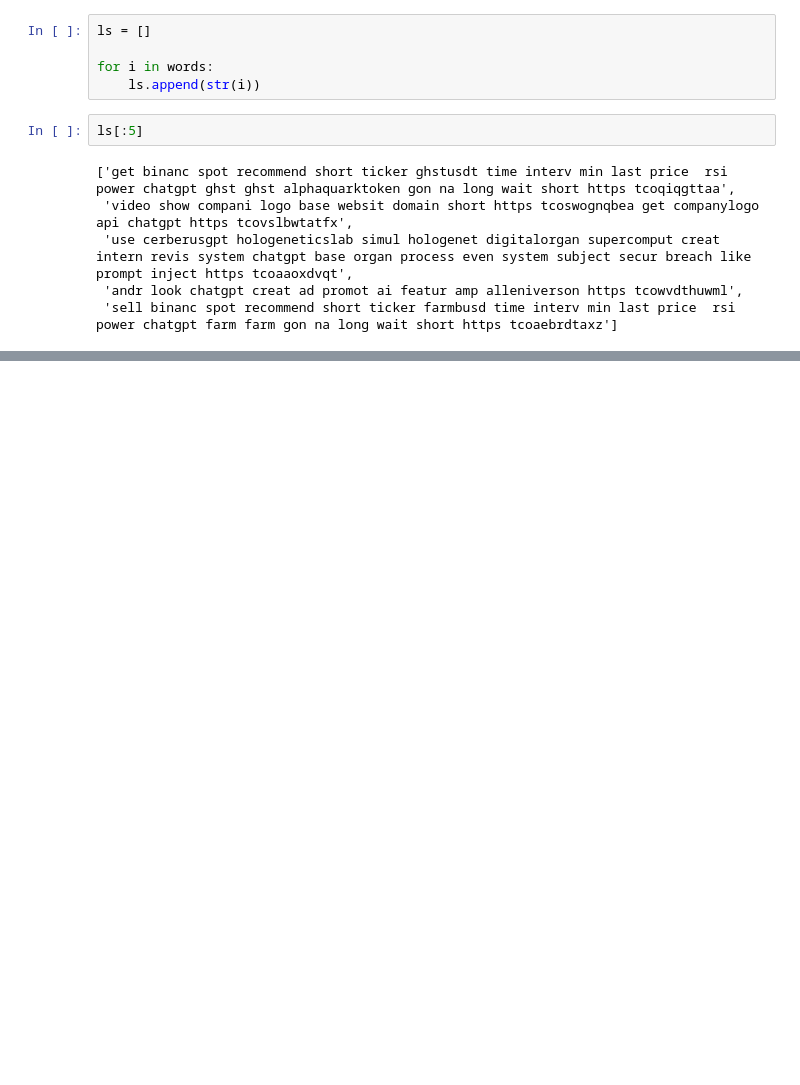
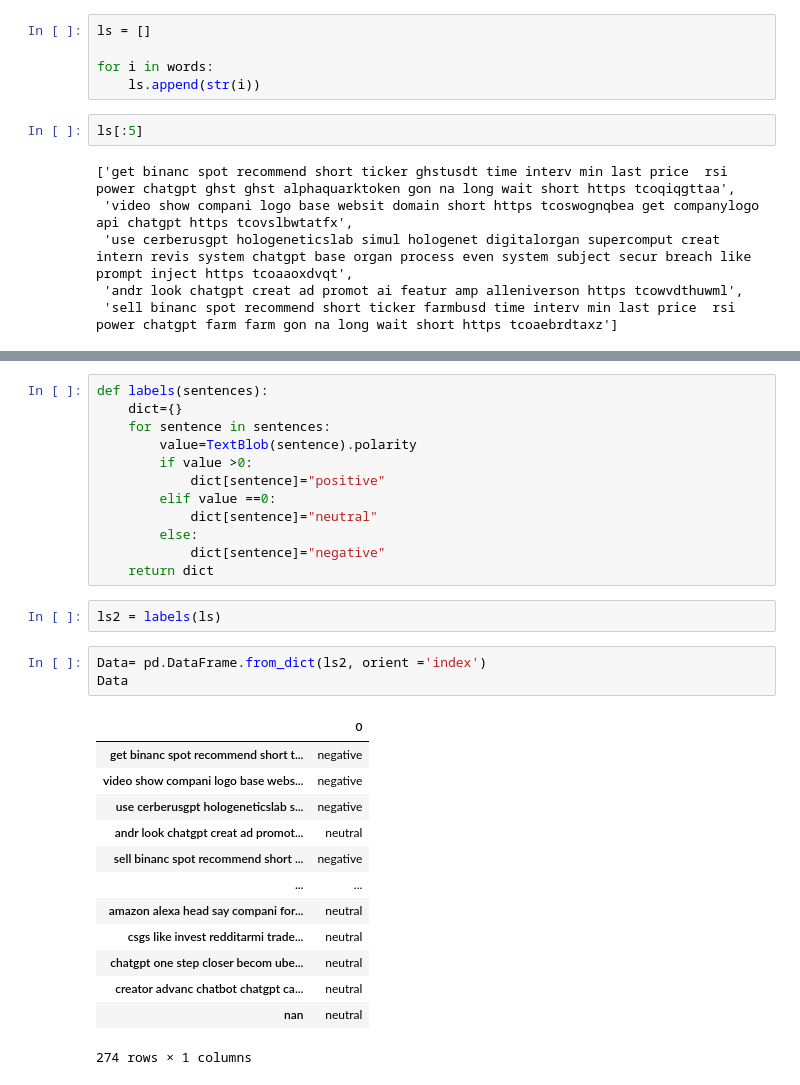
Before and after one commit to Midnight29x/Encryption-task, a Jupyter notebook: NLP361.ipynb, the cells around one changed output, grey strips where cells are left out. Saved outputs shown, nothing was run; the diff lists cells and outputs as text; blank space fills up the shorter version.

```diff
--- a/NLP361.ipynb
+++ b/NLP361.ipynb
@@ -311,0 +348,31 @@ TypeError: ignored
+# %%
+def labels(sentences):
+    dict={}
+    for sentence in sentences:
+        value=TextBlob(sentence).polarity
+        if value >0:
+            dict[sentence]="positive"
+        elif value ==0:
+            dict[sentence]="neutral"
+        else:
+            dict[sentence]="negative"
+    return dict
+# %%
+ls2 = labels(ls)
+# %%
+Data= pd.DataFrame.from_dict(ls2, orient ='index')
+Data
+# %% [output]
+|  | 0 |
+| get binanc spot recommend short t... | negative |
+| video show compani logo base webs... | negative |
+| use cerberusgpt hologeneticslab s... | negative |
+| andr look chatgpt creat ad promot... | neutral |
+| sell binanc spot recommend short ... | negative |
+| ... | ... |
+| amazon alexa head say compani for... | neutral |
+| csgs like invest redditarmi trade... | neutral |
+| chatgpt one step closer becom ube... | neutral |
+| creator advanc chatbot chatgpt ca... | neutral |
+| nan | neutral |
+274 rows × 1 columns
```
Also changed, not shown: parts of 14 cells of this notebook.
